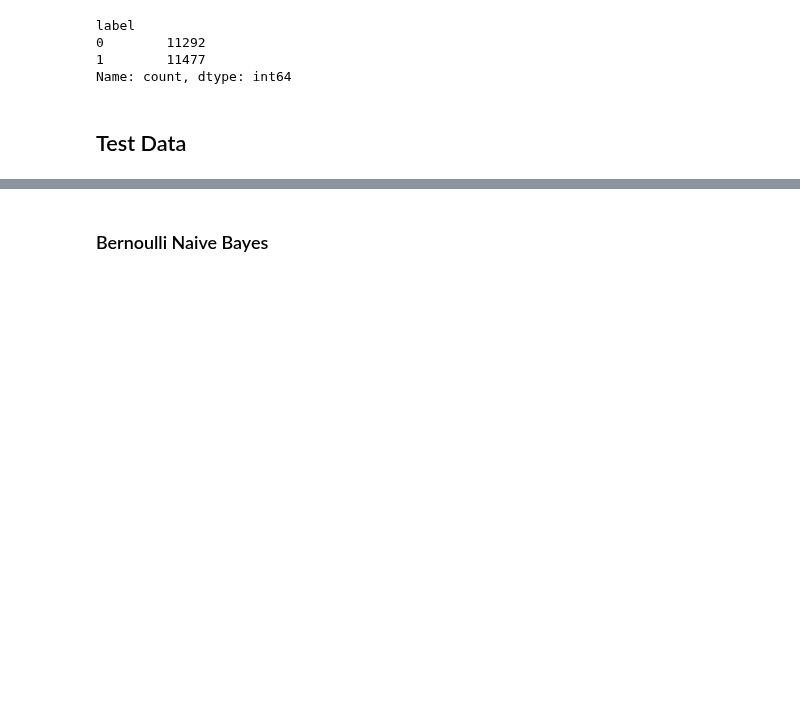
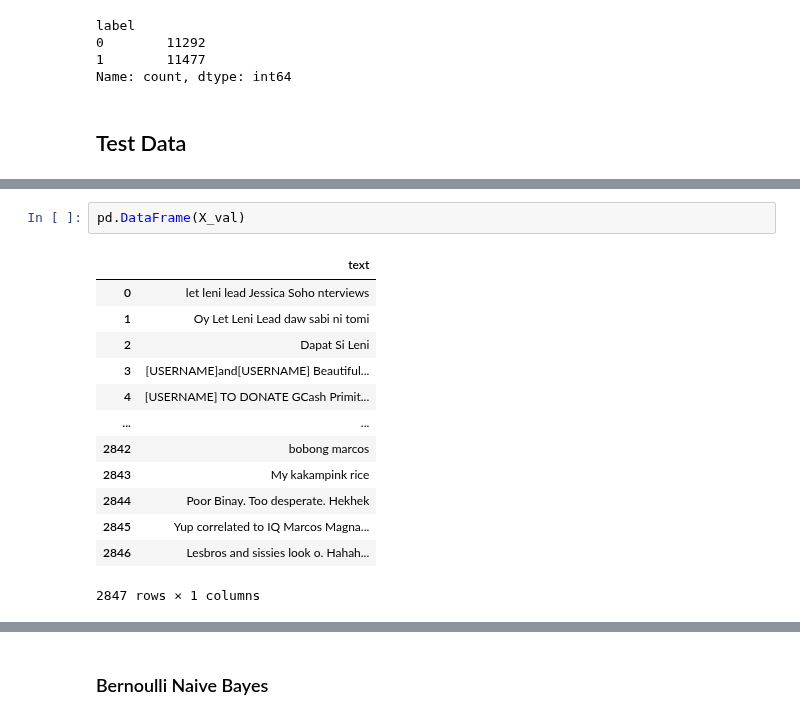
Before and after one commit to NateCross/tag-hate-elf, a Jupyter notebook: bayes_train.ipynb, the cells around one changed output, grey strips where cells are left out. Saved outputs shown, nothing was run; the diff lists cells and outputs as text; blank space fills up the shorter version.

```diff
--- a/bayes_train.ipynb
+++ b/bayes_train.ipynb
@@ -219,0 +216,16 @@ Name: count, dtype: int64
+# %%
+pd.DataFrame(X_val)
+# %% [output]
+|  | text |
+| 0 | let leni lead Jessica Soho nterviews |
+| 1 | Oy Let Leni Lead daw sabi ni tomi |
+| 2 | Dapat Si Leni |
+| 3 | [USERNAME]and[USERNAME] Beautiful... |
+| 4 | [USERNAME] TO DONATE GCash Primit... |
+| ... | ... |
+| 2842 | bobong marcos |
+| 2843 | My kakampink rice |
+| 2844 | Poor Binay. Too desperate. Hekhek |
+| 2845 | Yup correlated to IQ Marcos Magna... |
+| 2846 | Lesbros and sissies look o. Hahah... |
+2847 rows × 1 columns
```
Also changed, not shown: parts of 21 cells of this notebook, 4 other files.
